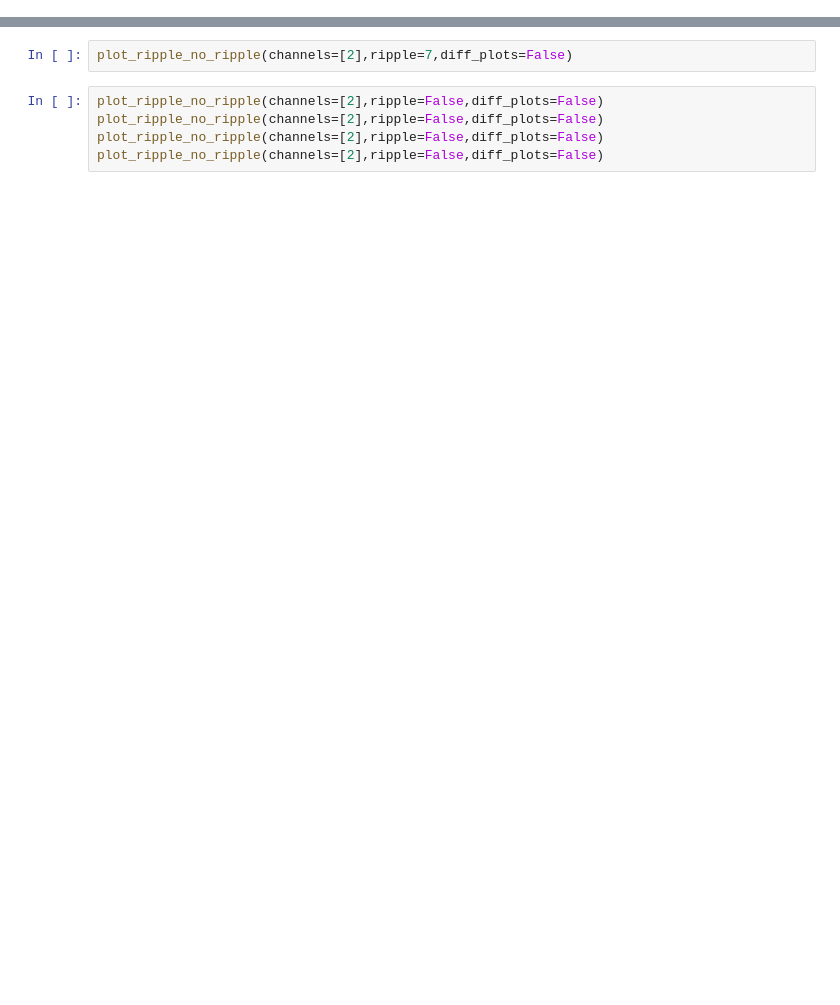
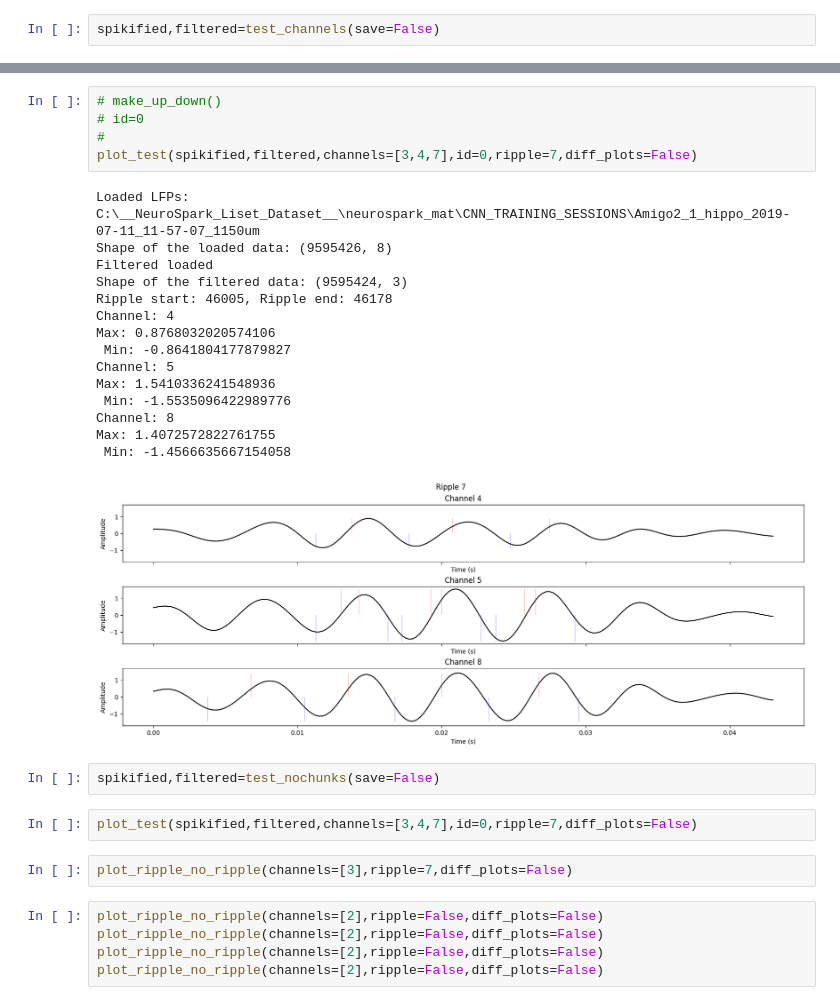
Before and after one commit to pedrofurrix/LAVA_SNN_ripples, a Jupyter notebook: extract_Nripples/visualize_dataset.ipynb, the cells around one changed output, grey strips where cells are left out. Cells and saved outputs as stored; diff of their text form; blank space fills up the shorter version.

```diff
--- a/extract_Nripples/visualize_dataset.ipynb
+++ b/extract_Nripples/visualize_dataset.ipynb
@@ -7,0 +5,2 @@ WARNING:tensorflow:From c:\Users\NCN\Miniconda3\envs\lava_snn_ripples\lib\site-p
+# %%
+spikified,filtered=test_channels(save=False)
@@ -8,5 +25,30 @@ WARNING:tensorflow:From c:\Users\NCN\Miniconda3\envs\lava_snn_ripples\lib\site-p
+# %%
+# make_up_down()
+# id=0
+#
+plot_test(spikified,filtered,channels=[3,4,7],id=0,ripple=7,diff_plots=False)
+# %% [output]
+Loaded LFPs: C:\__NeuroSpark_Liset_Dataset__\neurospark_mat\CNN_TRAINING_SESSIONS\Amigo2_1_hippo_2019-07-11_11-57-07_1150um
+Shape of the loaded data: (9595426, 8)
+Filtered loaded
+Shape of the filtered data: (9595424, 3)
+Ripple start: 46005, Ripple end: 46178
+Channel: 4
+Max: 0.8768032020574106
+ Min: -0.8641804177879827
+Channel: 5
+Max: 1.5410336241548936
+ Min: -1.5535096422989776
+Channel: 8
+Max: 1.4072572822761755
+ Min: -1.4566635667154058
+[figure, added]
+# %%
+spikified,filtered=test_nochunks(save=False)
+# %%
+plot_test(spikified,filtered,channels=[3,4,7],id=0,ripple=7,diff_plots=False)
 # %%
-plot_ripple_no_ripple(channels=[2],ripple=7,diff_plots=False)
+plot_ripple_no_ripple(channels=[3],ripple=7,diff_plots=False)
 # %%
 plot_ripple_no_ripple(channels=[2],ripple=False,diff_plots=False)
 plot_ripple_no_ripple(channels=[2],ripple=False,diff_plots=False)
```
Also changed, not shown: parts of 4 cells of this notebook, 2 other files.
